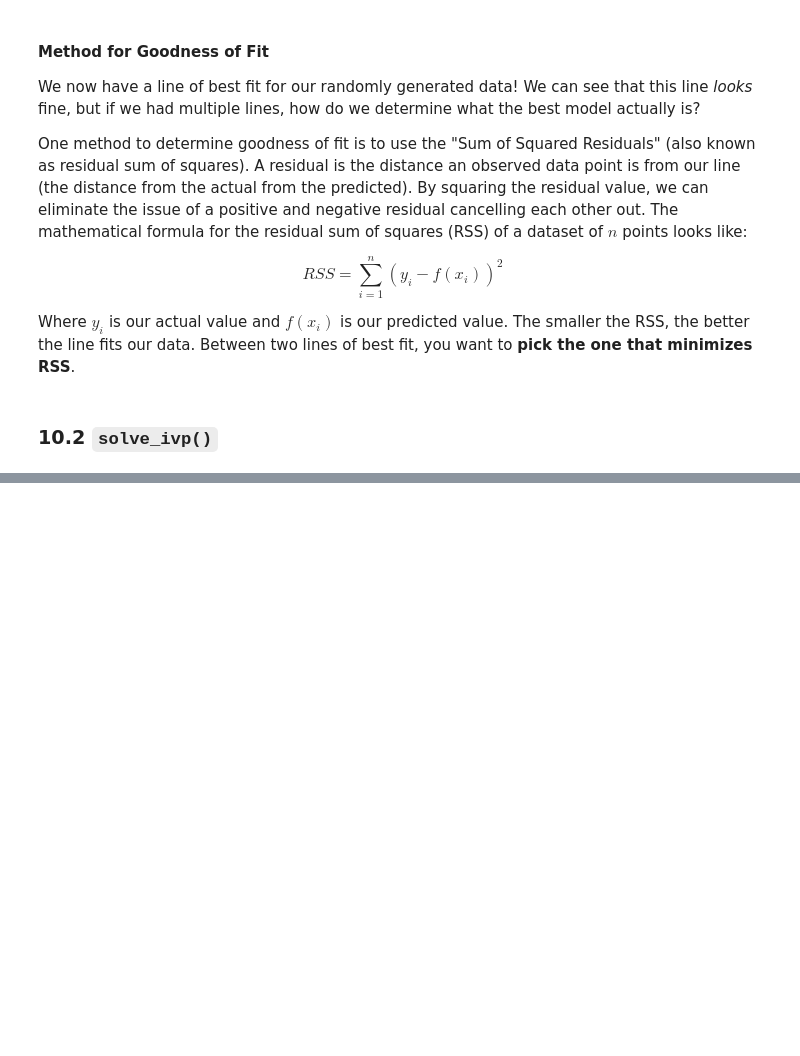
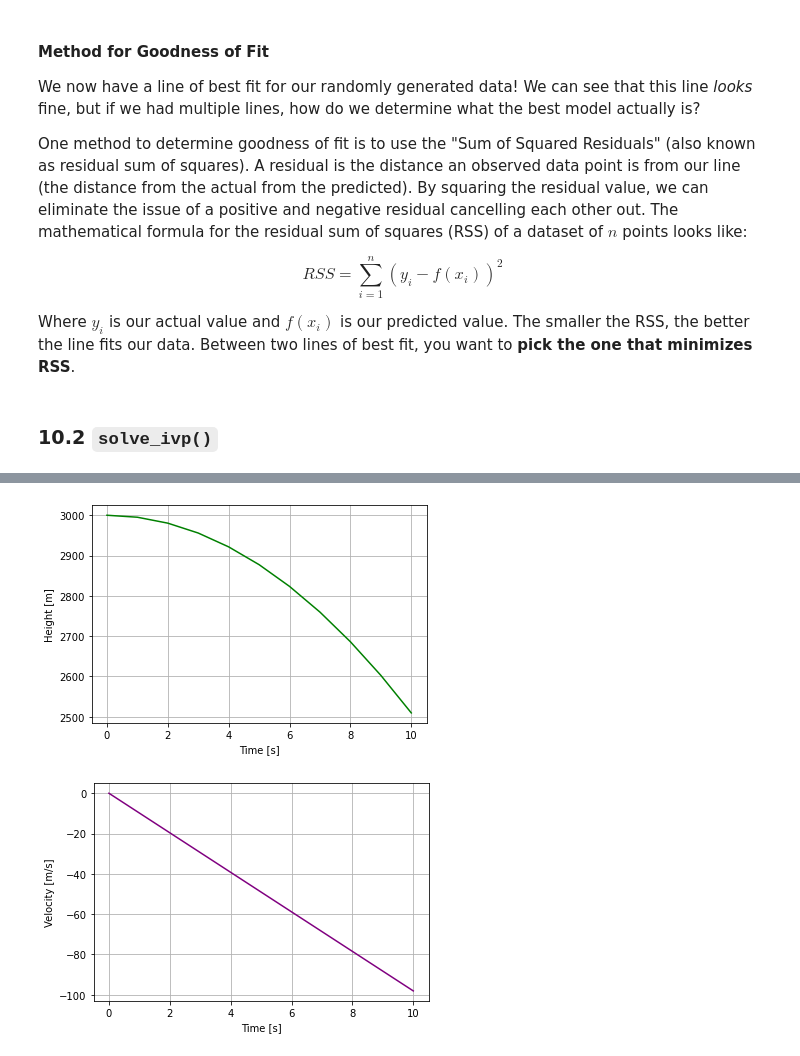
Before and after one commit to jacknuge28/Projects, a Jupyter notebook: Cheatsheet.ipynb, the cells around one changed output, grey strips where cells are left out. Saved outputs shown, nothing was run; the diff lists cells and outputs as text; code cells hidden in the pictures; blank space fills up the shorter version.

Commit message:
solve_ivp

```diff
--- a/Cheatsheet.ipynb
+++ b/Cheatsheet.ipynb
@@ -932,0 +944,55 @@ Where $y_i$ is our actual value and $f(x_i)$ is our predicted value. The smaller
+# %%
+# Derivative function
+def derivs(time,curr_vals):
+
+    # Declare parameters
+    g = -9.81 # m/s^2
+
+    # Unpack the current values of the variables we wish to "update" from the curr_vals list
+    h, v = curr_vals
+
+    # Right-hand side of odes, which are used to computer the derivative
+    dhdt = v
+    dvdt = g
+
+    return dhdt, dvdt
+# %%
+# Import commands
+import numpy as np
+import matplotlib.pyplot as plt
+%matplotlib inline
+from scipy.integrate import solve_ivp # This one is new to you!
+
+# Declare Variables for initial conditions
+h0 = 3000 # meters
+v0 = 0 # m/s
+tmax = 10 # seconds
+dt = 1 # seconds
+
+# Define the time array
+time = np.arange(0, tmax + dt, dt)
+
+# Store the initial values in a list
+init = [h0, v0]
+
+# Solve the odes with solve_ivp
+sol = solve_ivp(derivs,(0,tmax),init,t_eval = time)
+
+# Plot the results using the values stored in the solution variable, "sol"
+
+# Plot the height using the "0" element from the solution
+plt.figure(1)
+plt.plot(time, sol.y[0,:],color="green")
+plt.xlabel('Time [s]')
+plt.ylabel('Height [m]')
+plt.grid()
+
+# Plot the velocity using the \"1\" element from the solution
+plt.figure(2)
+plt.plot(time, sol.y[1,:],color="purple")
+plt.xlabel('Time [s]')
+plt.ylabel('Velocity [m/s]')
+plt.grid()
+# %% [output]
+[figure, added]
+[figure, added]
```
Also changed, not shown: parts of 2 cells of this notebook.
